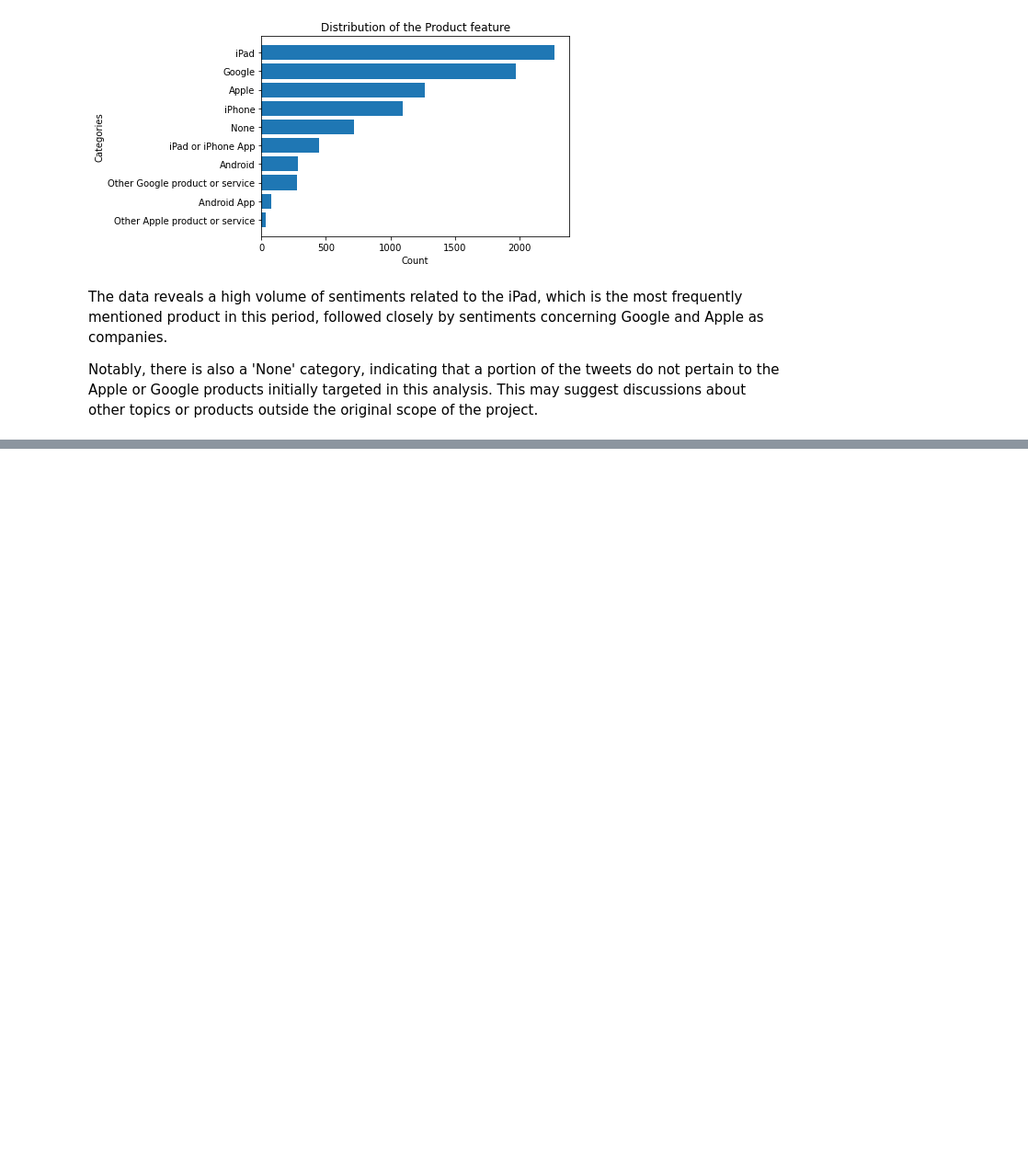
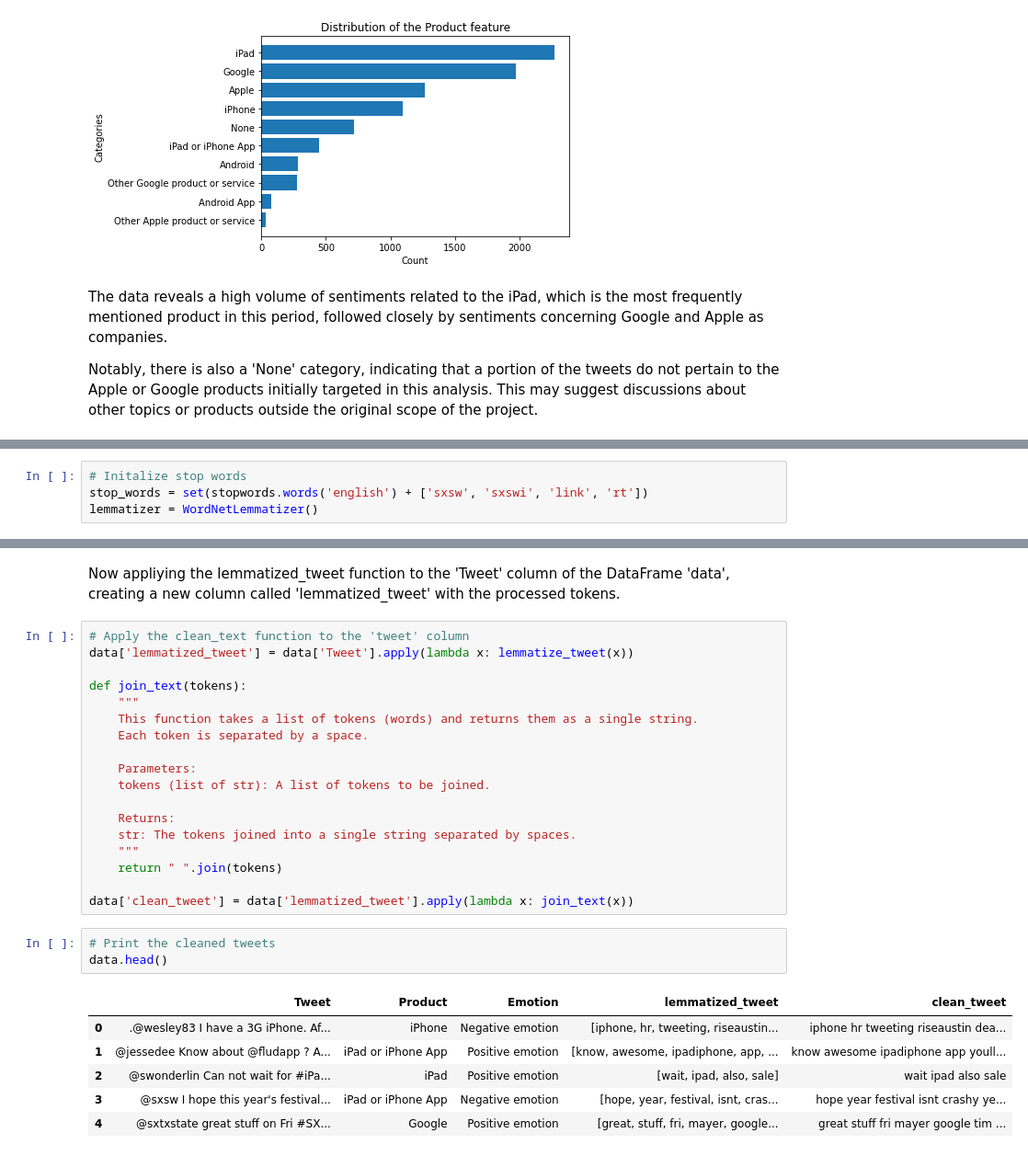
Before and after one commit to gtisnanga/GRP-13-FINAL-PROJECT, a Jupyter notebook: ANGELA.ipynb, the cells around one changed output, grey strips where cells are left out. Shown: that part at 92% size. Drawn from its saved outputs; the diff is of its cells as text; blank space fills up the shorter version.

Commit message:
text processing

```diff
--- a/ANGELA.ipynb
+++ b/ANGELA.ipynb
@@ -413,0 +453,4 @@ Notably, there is also a 'None' category, indicating that a portion of the tweet
+# %%
+# Initalize stop words
+stop_words = set(stopwords.words('english') + ['sxsw', 'sxswi', 'link', 'rt'])
+lemmatizer = WordNetLemmatizer()
@@ -413,0 +485,30 @@ Notably, there is also a 'None' category, indicating that a portion of the tweet
+# %% [markdown]
+Now appliying the lemmatized_tweet function to the 'Tweet' column of the DataFrame 'data', creating a new column called 'lemmatized_tweet' with the processed tokens.
+# %%
+# Apply the clean_text function to the 'tweet' column
+data['lemmatized_tweet'] = data['Tweet'].apply(lambda x: lemmatize_tweet(x))
+
+def join_text(tokens):
+    """
+    This function takes a list of tokens (words) and returns them as a single string.
+    Each token is separated by a space.
+
+    Parameters:
+    tokens (list of str): A list of tokens to be joined.
+
+    Returns:
+    str: The tokens joined into a single string separated by spaces.
+    """
+    return " ".join(tokens)
+
+data['clean_tweet'] = data['lemmatized_tweet'].apply(lambda x: join_text(x))
+# %%
+# Print the cleaned tweets
+data.head()
+# %% [output]
+|  | Tweet | Product | Emotion | lemmatized_tweet | clean_tweet |
+| 0 | .@wesley83 I have a 3G iPhone. Af... | iPhone | Negative emotion | [iphone, hr, tweeting, riseaustin... | iphone hr tweeting riseaustin dea... |
+| 1 | @jessedee Know about @fludapp ? A... | iPad or iPhone App | Positive emotion | [know, awesome, ipadiphone, app, ... | know awesome ipadiphone app youll... |
+| 2 | @swonderlin Can not wait for #iPa... | iPad | Positive emotion | [wait, ipad, also, sale] | wait ipad also sale |
+| 3 | @sxsw I hope this year's festival... | iPad or iPhone App | Negative emotion | [hope, year, festival, isnt, cras... | hope year festival isnt crashy ye... |
+| 4 | @sxtxstate great stuff on Fri #SX... | Google | Positive emotion | [great, stuff, fri, mayer, google... | great stuff fri mayer google tim ... |
```
Also changed, not shown: parts of 9 cells of this notebook.
